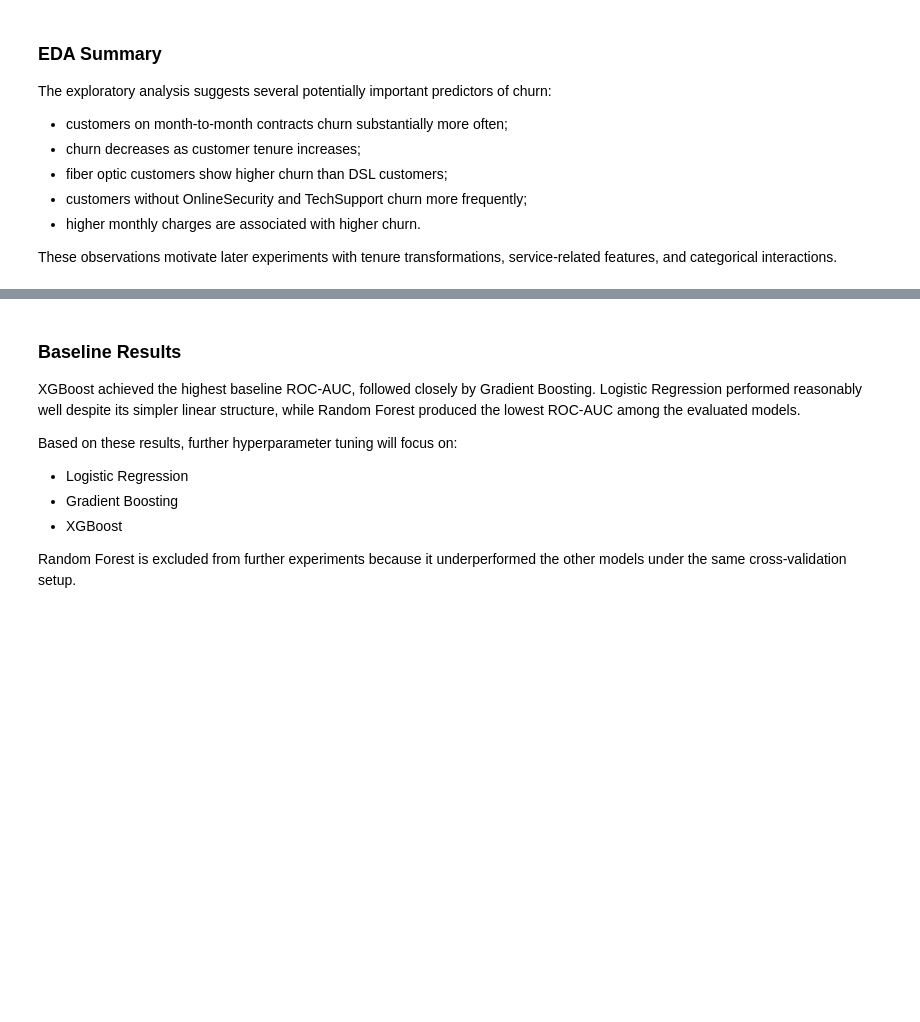
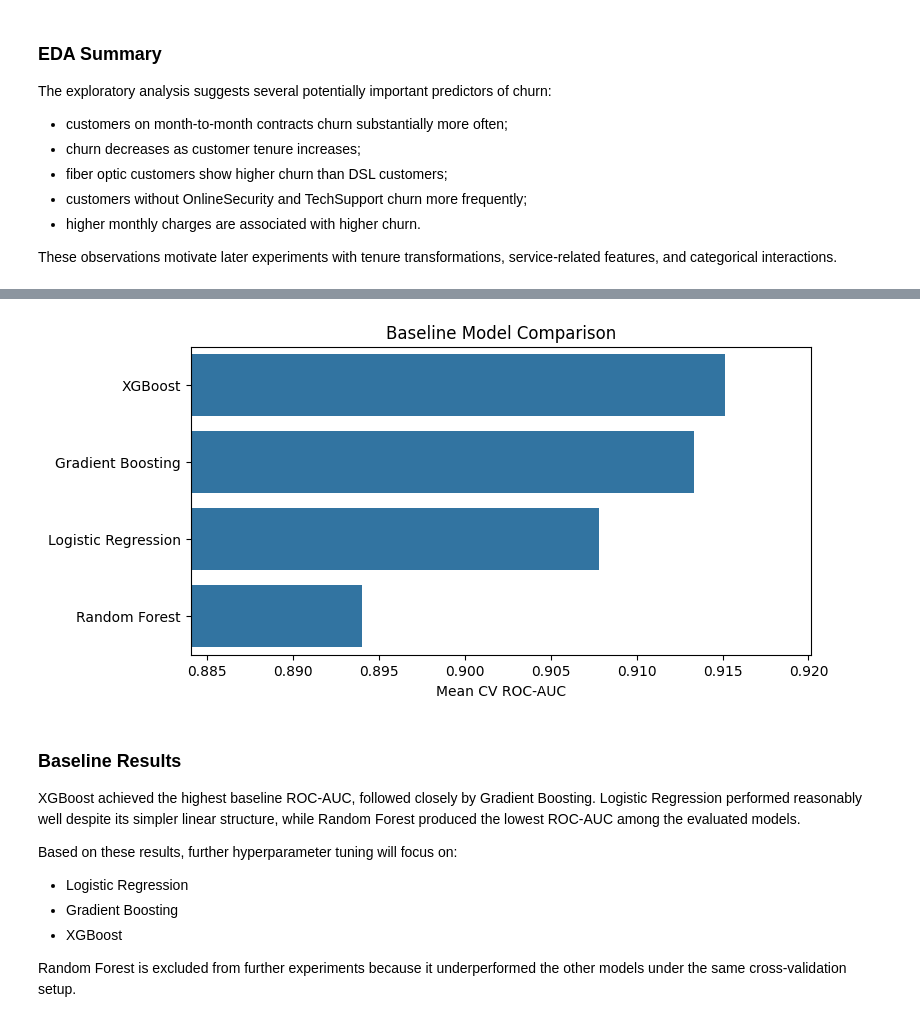
Before and after one commit to leprosoriium/telco-customer-churn, a Jupyter notebook: telco-churn-prediction.ipynb, the cells around one changed output, grey strips where cells are left out. Cells and saved outputs as stored; diff of their text form; code cells hidden in the pictures; blank space fills up the shorter version.

```diff
--- a/telco-churn-prediction.ipynb
+++ b/telco-churn-prediction.ipynb
@@ -70,8 +80,8 @@ The training and test datasets are loaded from the Kaggle competition
 directory. Before modeling, I inspect their structure, data types,
 missing values, and duplicated rows.
 # %%
-train_path = "data/train.csv"
-test_path = "data/test.csv"
+train_path = "/kaggle/input/competitions/playground-series-s6e3/train.csv"
+test_path = "/kaggle/input/competitions/playground-series-s6e3/test.csv"
 
 data_train = pd.read_csv(train_path)
 data_test = pd.read_csv(test_path)
@@ -336,5 +442,2 @@ print(f'Target shape: {y.shape}')
-# %%
-y = df['churn']
-X = df.drop(columns='churn')
 # %%
 print(X.shape, y.shape)
@@ -509,27 +631,37 @@ xgb_pipeline = Pipeline([
 ])
 # %%
 BASELINE_RESULTS = []
+baseline_scores = {}
 
-models = {
-    'Logistic Regression': logreg_pipeline
+baseline_models = {
+    'Logistic Regression': logreg_pipeline,
     'Random Forest': rf_pipeline,
     'Gradient Boosting': gb_pipeline,
     'XGBoost': xgb_pipeline
 }
 
-for name, model in models.items():
+
+for name, model in baseline_models.items():
     eval_result = evaluate_model(model, name)
 
-    BASELINE_RESULTS.append(eval_result)
+    baseline_scores[name] = eval_result["ROC-AUC Scores"]
+
+    result_for_table = {
+        key: value
+        for key, value in eval_result.items()
+        if key != "ROC-AUC Scores"
+    }
+
+    BASELINE_RESULTS.append(result_for_table)
 
 
-BASELINE_RESULTS = (
+BASELINE_RESULTS_DF = (
     pd.DataFrame(BASELINE_RESULTS)
     .sort_values(
-        by='ROC-AUC',
+        by="ROC-AUC",
         ascending=False
     )
     .reset_index(drop=True)
 )
 
-print(BASELINE_RESULTS)
+print(BASELINE_RESULTS_DF)
@@ -536,22 +695,24 @@ print(BASELINE_RESULTS)
 # %%
 plt.figure(figsize=(8, 4))
 
 sns.barplot(
-    data=BASELINE_RESULTS,
+    data=BASELINE_RESULTS_DF,
     x='ROC-AUC',
     y='Model'
 )
 
 plt.title('Baseline Model Comparison')
 plt.xlabel('Mean CV ROC-AUC')
 plt.ylabel('')
 
 plt.xlim(
-    BASELINE_RESULTS['ROC-AUC'].min() - 0.01,
-    BASELINE_RESULTS['ROC-AUC'].max() + 0.005
+    BASELINE_RESULTS_DF['ROC-AUC'].min() - 0.01,
+    BASELINE_RESULTS_DF['ROC-AUC'].max() + 0.005
 )
 
 plt.show()
+# %% [output]
+[figure, added]
 # %% [markdown]
 ### Baseline Results
 
```
Also changed, not shown: parts of 114 cells of this notebook.
